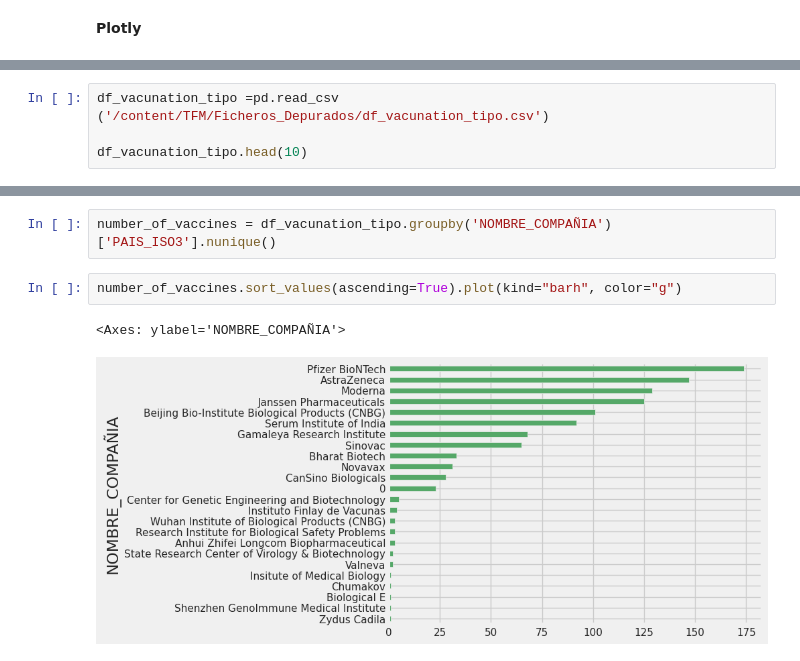
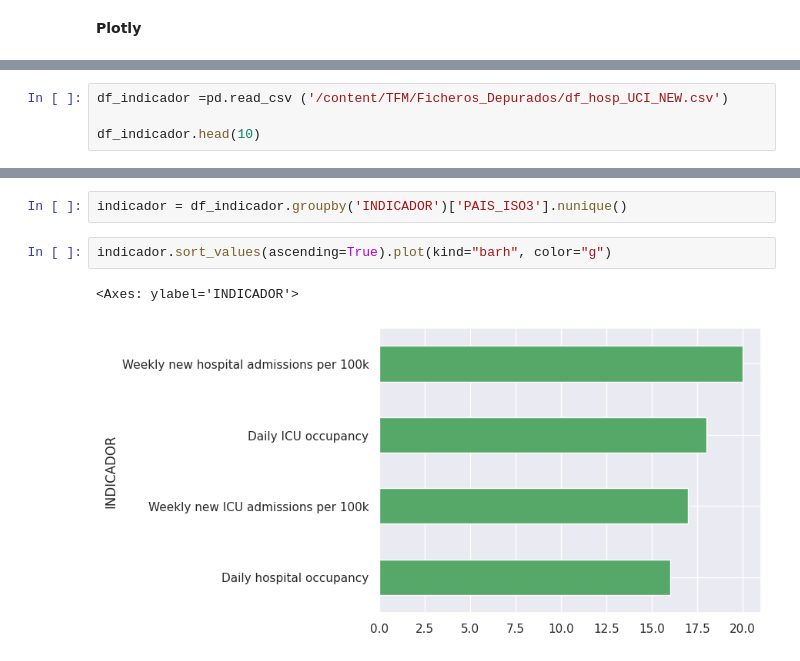
Before and after one commit to patriciaapenat/TFM, a Jupyter notebook: Gráficos/Data_Frame_uci.ipynb, the cells around one changed output, grey strips where cells are left out. Saved outputs shown, nothing was run; the diff lists cells and outputs as text.

```diff
--- a/Gráficos/Data_Frame_uci.ipynb
+++ b/Gráficos/Data_Frame_uci.ipynb
@@ -213,5 +156,5 @@ Tipos de Vacunas utilizadas en más paises
 # %%
-df_vacunation_tipo =pd.read_csv ('/content/TFM/Ficheros_Depurados/df_vacunation_tipo.csv')
+df_indicador =pd.read_csv ('/content/TFM/Ficheros_Depurados/df_hosp_UCI_NEW.csv')
 
-df_vacunation_tipo.head(10)
+df_indicador.head(10)
 # %% [output]
@@ -229,7 +172,7 @@ df_vacunation_tipo.head(10)
 # %%
-number_of_vaccines = df_vacunation_tipo.groupby('NOMBRE_COMPAÑIA')['PAIS_ISO3'].nunique()
+indicador = df_indicador.groupby('INDICADOR')['PAIS_ISO3'].nunique()
 # %%
-number_of_vaccines.sort_values(ascending=True).plot(kind="barh", color="g")
+indicador.sort_values(ascending=True).plot(kind="barh", color="g")
 # %% [output]
-<Axes: ylabel='NOMBRE_COMPAÑIA'>
+<Axes: ylabel='INDICADOR'>
-[figure, old version]
+[figure, new version]
```
Also changed, not shown: parts of 14 cells of this notebook.
